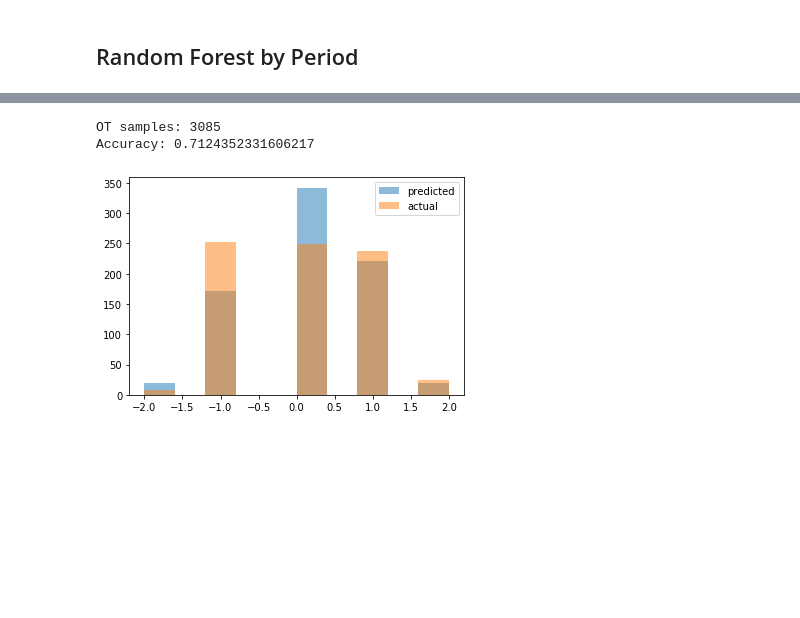
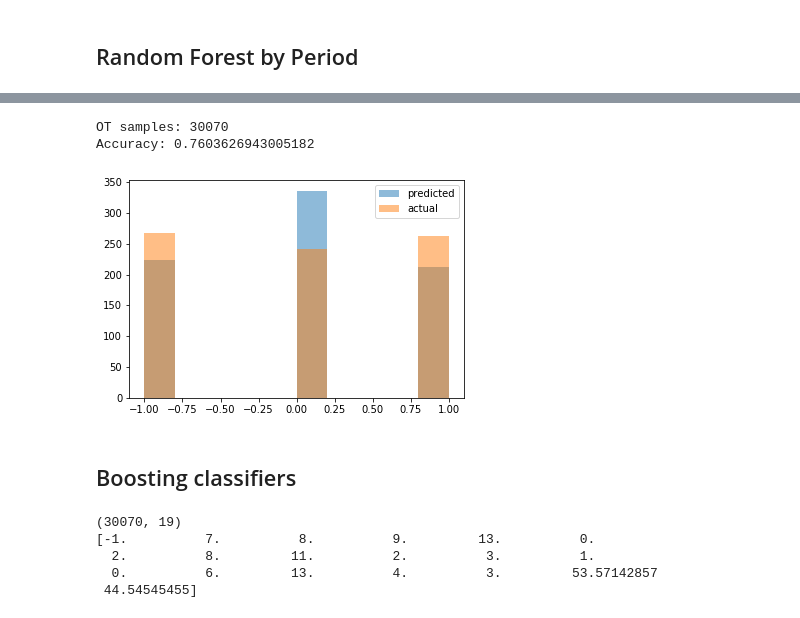
Before and after one commit to bliminate/Lord_Stanley_Seekers, a Jupyter notebook: NHL_Period_Data.ipynb, the cells around one changed output, grey strips where cells are left out. Cells and saved outputs as stored; diff of their text form; code cells hidden in the pictures; blank space fills up the shorter version.

Commit message:
Ensemble Boosting and Feature Selection optimization

```diff
--- a/NHL_Period_Data.ipynb
+++ b/NHL_Period_Data.ipynb
@@ -268,13 +330,13 @@ Accuracy: 0.3614939973321476
 # %%
-periodData.trainTestSplit(split=0.2, period=2)
+#periodData.trainTestSplit(split=0.2, period=2)
 rf_period2 = RandomForestClassifier(max_depth=15, min_samples_split=10, n_estimators=150)
-rf_period2.fit(periodData.train_x, periodData.train_y)
-rf_p2_pred = rf_period2.predict(periodData.test_x)
-rf_p2_acc = accuracy_score(periodData.test_y, rf_p2_pred)
+rf_period2.fit(periodData.train_p2_x, periodData.train_p2_y)
+rf_p2_pred = rf_period2.predict(periodData.test_p2_x)
+rf_p2_acc = accuracy_score(periodData.test_p2_y, rf_p2_pred)
 
 print("Accuracy: " + str(rf_p2_acc))
 plt.hist(rf_p2_pred, alpha=0.5, label='predicted')
-plt.hist(periodData.test_y, alpha=0.5, label='actual')
+plt.hist(periodData.test_p2_y, alpha=0.5, label='actual')
 plt.legend(loc='best')
 plt.show()
 # %% [output]
@@ -283,13 +345,13 @@ Accuracy: 0.3072476656291685
 # %%
-periodData.trainTestSplit(split=0.2, period=3)
+#periodData.trainTestSplit(split=0.2, period=3)
 rf_period3 = RandomForestClassifier(max_depth=15, min_samples_split=10, n_estimators=150)
-rf_period3.fit(periodData.train_x, periodData.train_y)
-rf_p3_pred = rf_period3.predict(periodData.test_x)
-rf_p3_acc = accuracy_score(periodData.test_y, rf_p3_pred)
+rf_period3.fit(periodData.train_p3_x, periodData.train_p3_y)
+rf_p3_pred = rf_period3.predict(periodData.test_p3_x)
+rf_p3_acc = accuracy_score(periodData.test_p3_y, rf_p3_pred)
 
 print("Accuracy: " + str(rf_p3_acc))
 plt.hist(rf_p3_pred, alpha=0.5, label='predicted')
-plt.hist(periodData.test_y, alpha=0.5, label='actual')
+plt.hist(periodData.test_p3_y, alpha=0.5, label='actual')
 plt.legend(loc='best')
 plt.show()
 # %% [output]
@@ -298,17 +360,33 @@ Accuracy: 0.341929746554024
 # %%
-periodData.trainTestSplit(split=0.2, period=4)
+#periodData.trainTestSplit(split=0.2, period=4)
 print("OT samples: " + str(len(periodData.train_x)))
 rf_periodOT = RandomForestClassifier(max_depth=15, min_samples_split=10, n_estimators=150)
-rf_periodOT.fit(periodData.train_x, periodData.train_y)
-rf_pOT_pred = rf_periodOT.predict(periodData.test_x)
-rf_pOT_acc = accuracy_score(periodData.test_y, rf_pOT_pred)
+rf_periodOT.fit(periodData.train_p4_x, periodData.train_p4_y)
+rf_pOT_pred = rf_periodOT.predict(periodData.test_p4_x)
+rf_pOT_acc = accuracy_score(periodData.test_p4_y, rf_pOT_pred)
 
 print("Accuracy: " + str(rf_pOT_acc))
 plt.hist(rf_pOT_pred, alpha=0.5, label='predicted')
-plt.hist(periodData.test_y, alpha=0.5, label='actual')
+plt.hist(periodData.test_p4_y, alpha=0.5, label='actual')
 plt.legend(loc='best')
 plt.show()
 # %% [output]
-OT samples: 3085
-Accuracy: 0.7124352331606217
+OT samples: 30070
+Accuracy: 0.7603626943005182
-[figure, old version]
+[figure, new version]
+# %% [markdown]
+## Boosting classifiers
+# %%
+boostData = NHL_Period_Data()
+boostData.binScores(max_bin=1, min_bin=-1)
+boostData.splitByPeriod()
+boostData.trainTestSplit(split=0.2)
+boostData.transformData("MinMaxScaler")
+print(boostData.train_x.shape)
+print(boostData.train_x[0])
+# %% [output]
+(30070, 19)
+[-1.          7.          8.          9.         13.          0.
+  2.          8.         11.          2.          3.          1.
+  0.          6.         13.          4.          3.         53.57142857
+ 44.54545455]
```
Also changed, not shown: parts of 19 cells of this notebook, 1 other file.
